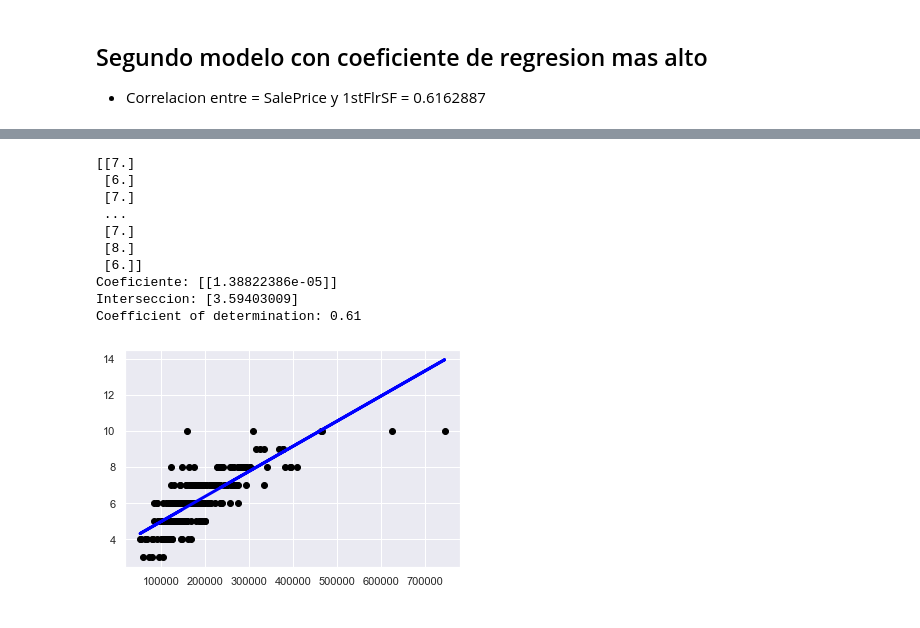
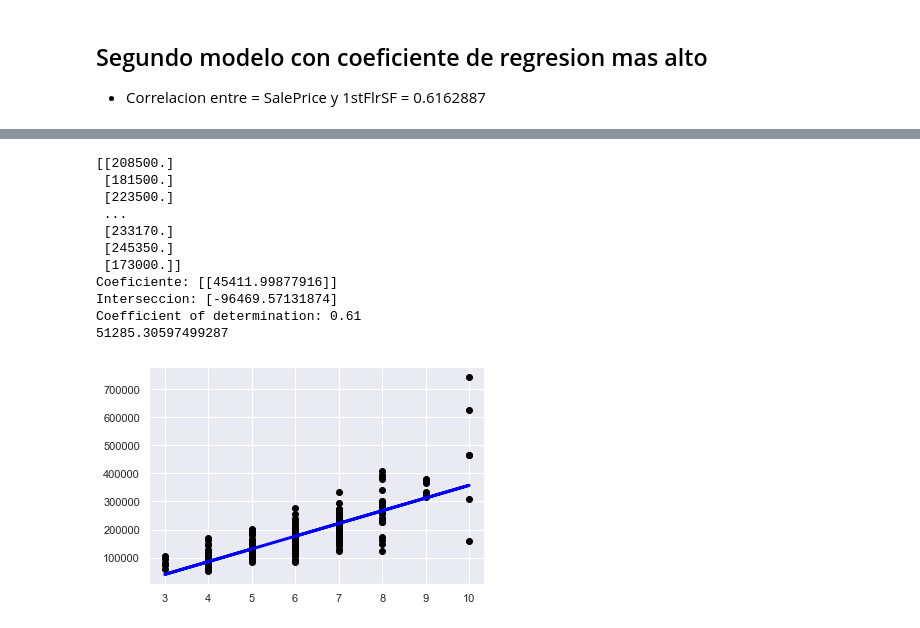
Before and after one commit to RainieroPV/Ciencia-de-Datos-en-Python, a Jupyter notebook: Proyecto_Final.ipynb, the cells around one changed output, grey strips where cells are left out. Cells and saved outputs as stored; diff of their text form; code cells hidden in the pictures.

```diff
--- a/Proyecto_Final.ipynb
+++ b/Proyecto_Final.ipynb
@@ -275,34 +272,38 @@ Grafica de Error:
 # %%
+from sklearn.metrics import mean_squared_error
+
 # Create linear regression object
-y = pd.DataFrame(Modelo['SalePrice']).values
-x = pd.DataFrame(Modelo['OverallQual']).values
+x = pd.DataFrame(Modelo['SalePrice']).values
+y = pd.DataFrame(Modelo['OverallQual']).values
 print(x)
 modeloLineal = linear_model.LinearRegression()
 modeloLineal.fit(y,x)
 ### print regression parameters
 print('Coeficiente:', modeloLineal.coef_)
 print('Interseccion:', modeloLineal.intercept_)
 
-x_test = pd.DataFrame(Validacion['SalePrice']).values
-y_test = pd.DataFrame(Validacion['OverallQual']).values
+y_test = pd.DataFrame(Validacion['SalePrice']).values
+x_test = pd.DataFrame(Validacion['OverallQual']).values
 diabetes_y_pred = modeloLineal.predict(x_test)
 
 #print(diabetes_y_pred)
 print('Coefficient of determination: %.2f'% r2_score(y_test, diabetes_y_pred))
 
 plt.scatter(x_test, y_test ,color='black')
 plt.plot(x_test, diabetes_y_pred, color='blue', linewidth=3)
+print(mean_squared_error(y_test, diabetes_y_pred, squared=False))
 
 plt.show()
 # %% [output]
-[[7.]
- [6.]
- [7.]
+[[208500.]
+ [181500.]
+ [223500.]
  ...
- [7.]
- [8.]
- [6.]]
-Coeficiente: [[1.38822386e-05]]
-Interseccion: [3.59403009]
+ [233170.]
+ [245350.]
+ [173000.]]
+Coeficiente: [[45411.99877916]]
+Interseccion: [-96469.57131874]
 Coefficient of determination: 0.61
+51285.30597499287
-[figure, old version]
+[figure, new version]
```
Also changed, not shown: parts of 5 cells of this notebook.
